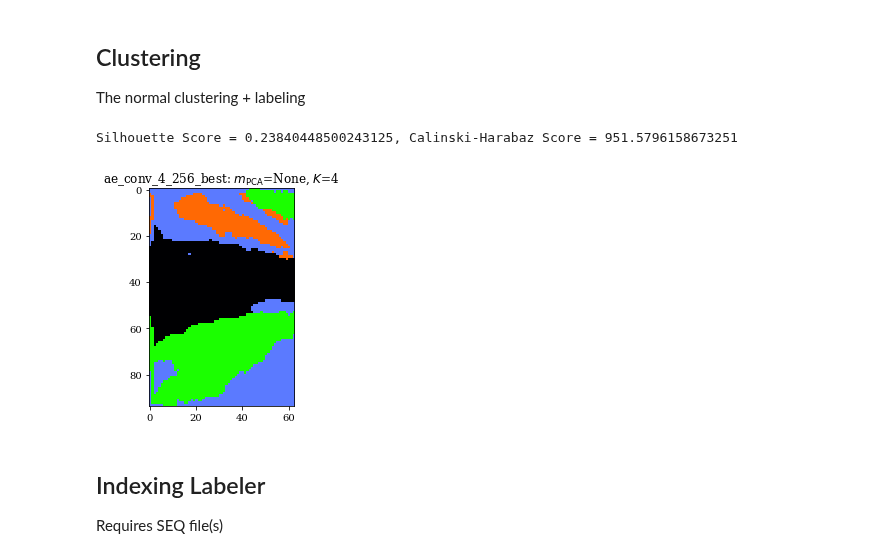
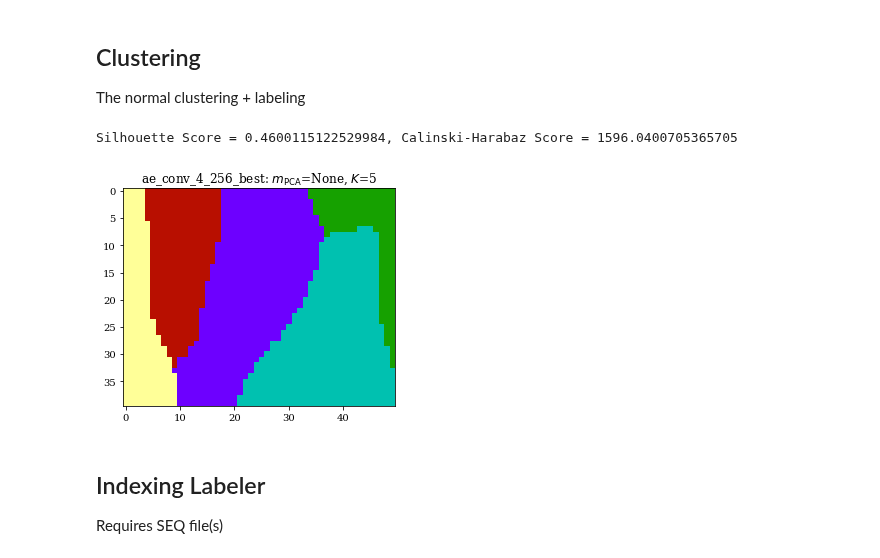
Before and after one commit to xmechanics/canon, a Jupyter notebook: scripts/segment.ipynb, the cells around one changed output. Saved outputs shown, nothing was run; the diff lists cells and outputs as text; code cells hidden in the pictures.

```diff
--- a/scripts/segment.ipynb
+++ b/scripts/segment.ipynb
@@ -78,8 +78,8 @@ Using TensorFlow backend.
 # aspect_ratio = 1
 # seqs = ["C5_30x30"]
 
-feature_file = "samp182_2_63_94"
-img_shape = (94, 63)
+feature_file = "samp4-1-2_pillar_40_50"
+img_shape = (40, 50)
 aspect_ratio = 1
 
 ae_models = []
@@ -143,29 +144,30 @@ else:
 ## Clustering
 The normal clustering + labeling
 # %%
-K = 4
+K = 5
 
 if N > 6400:
     print("To many feature vectors, pick 6400 samples to train clustering")
     training_set = samples[np.random.choice(np.arange(N), 6400)]
 else:
     training_set = samples
 model.train(training_set, n_clusters=K, preprocessors=preprocessors)
 
 scores = np.array(model.score(samples))
 
 silhouette = model.compute_silhouette_score(samples)
 calinski = model.compute_calinski_harabaz_score(samples)
 print("Silhouette Score = {}, Calinski-Harabaz Score = {}".format(silhouette, calinski))
 
 fig, ax = plt.subplots(ncols=1, nrows=1)
 
 Z = model.color_by_pca(scores.reshape(img_shape), scaling='centroids')
-ax.imshow(Z[::-1, :, :], aspect=aspect_ratio)
+# ax.imshow(Z[::-1, :, :], aspect=aspect_ratio)
+ax.imshow(Z[:, :, :], aspect=aspect_ratio)
 ax.set_title(r'%s: $m_{\rm PCA}$=%s, $K$=%s' % (ae_model, mPCA, K));
 # %% [output]
-Silhouette Score = 0.23840448500243125, Calinski-Harabaz Score = 951.5796158673251
+Silhouette Score = 0.4600115122529984, Calinski-Harabaz Score = 1596.0400705365705
-[figure, old version]
+[figure, new version]
 # %% [markdown]
 ## Indexing Labeler
 
```
Also changed, not shown: parts of 3 cells of this notebook, 4 other files.
